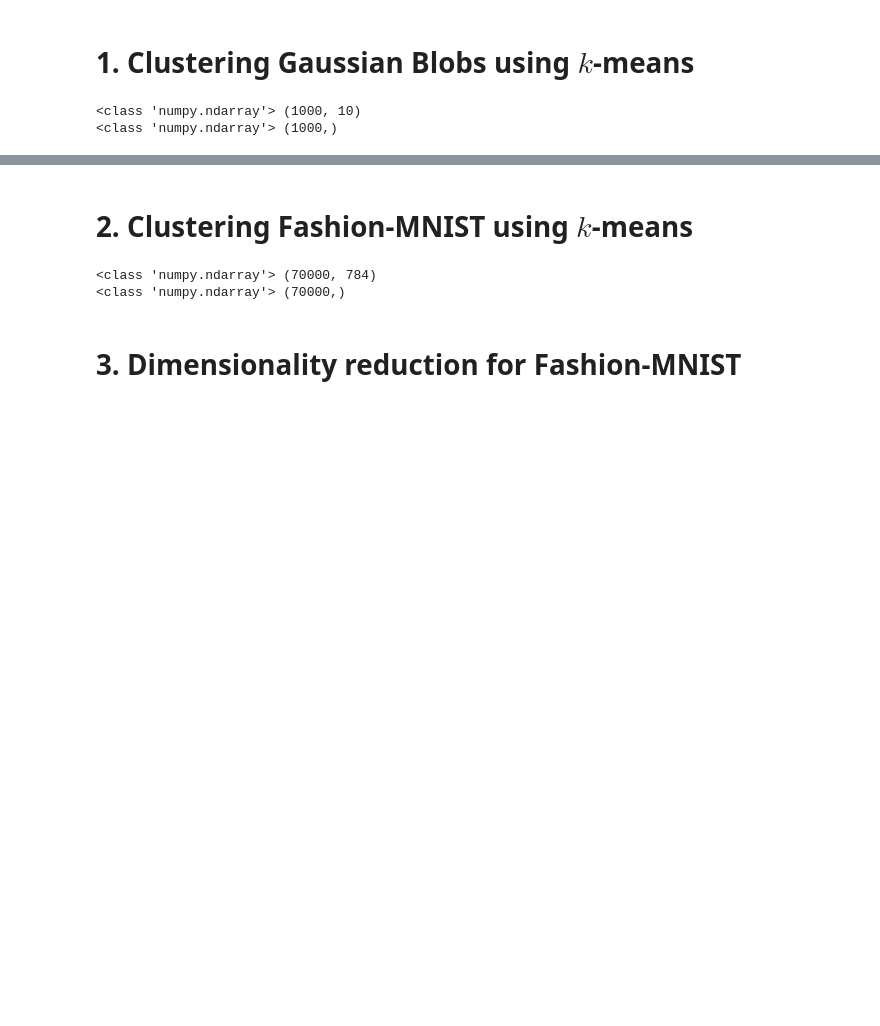
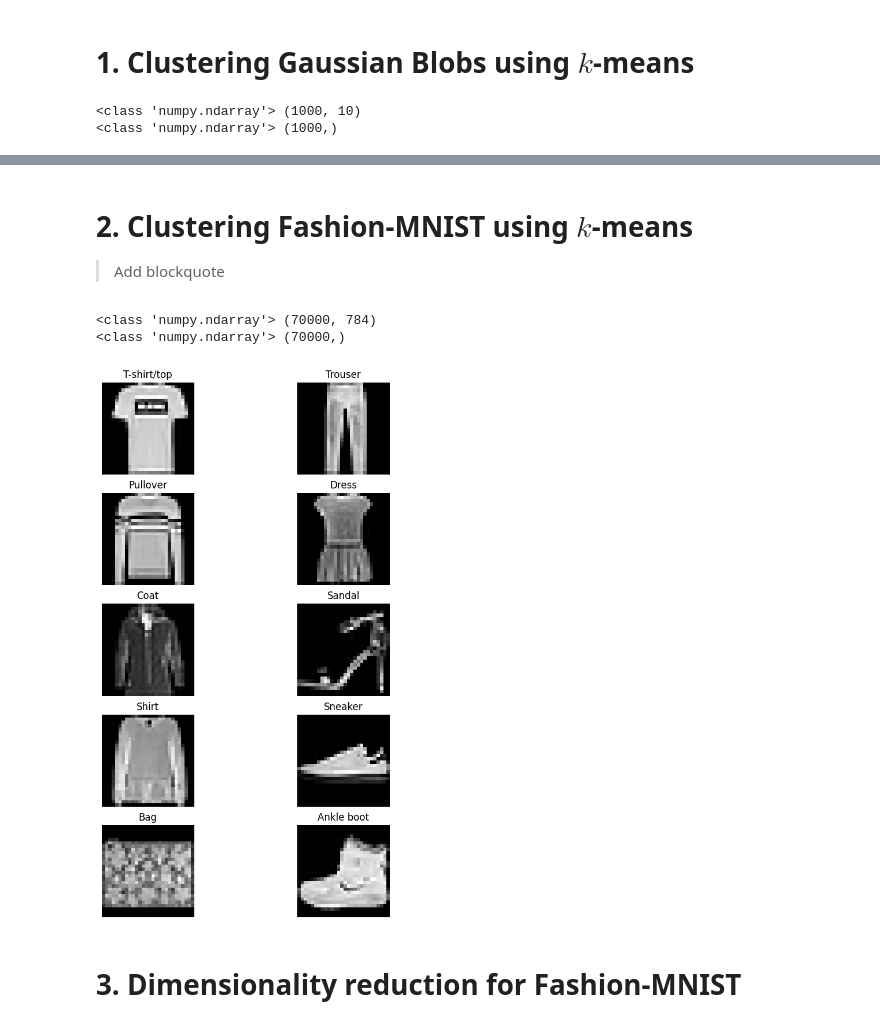
Before and after one commit to chanc3-m/project-2, a Jupyter notebook: project2.ipynb, the cells around one changed output, grey strips where cells are left out. Cells and saved outputs as stored; diff of their text form; code cells hidden in the pictures; blank space fills up the shorter version.

```diff
--- a/project2.ipynb
+++ b/project2.ipynb
@@ -29,5 +97,7 @@ print(type(y_true),y_true.shape)
 # %% [markdown]
 # 2. Clustering Fashion-MNIST using $k$-means
+
+> Add blockquote
 # %%
 import numpy as np
 from sklearn.datasets import fetch_openml
@@ -48,3 +116,42 @@ print(type(y),y.shape)
+# %%
+import matplotlib.pyplot as plt
+from sklearn.decomposition import PCA
+
+label_names = ["T-shirt/top", "Trouser", "Pullover", "Dress", "Coat", "Sandal", "Shirt", "Sneaker", "Bag", "Ankle boot"]
+
+# Reshape to 28x28 pixel images for plotting
+X_images = X.reshape(-1, 28, 28)
+
+# Get the first image in each group
+example = [X_images[np.where(y == label)[0][0]] for label in range(10)]
+
+plt.figure(figsize=(8, 12))
+for i, img in enumerate(example):
+    plt.subplot(5, 2, i+1)
+    plt.imshow(img, cmap='gray')
+    plt.title(label_names[i])
+    plt.axis('off')
+plt.show()
+
+X = StandardScaler().fit_transform(X)
+pca = PCA(n_components=50)
+X_pca = pca.fit_transform(X)
+
+kmeans = KMeans(n_clusters = 10, n_init = 10)
+y_pred = kmeans.fit_predict(X)
+k_labels = kmeans.fit_predict(X_pca)
+
+pca2 = PCA(n_components = 2)
+X_pca2 = pca2.fit_transform(X)
+centers_pca = pca.transform(kmeans.cluster_centers_)
+
+plt.scatter(X_pca2[:, 0], X_pca2[:, 1], c=y_pred, cmap='plasma', s=20)
+plt.scatter(centers_pca[:, 0], centers_pca[:, 1], c='red', marker='X', s=50, label='Centers')
+plt.title("K-Means Clusters (PCA Projection)")
+plt.legend()
+plt.show()
+# %% [output]
+[figure, added]
 # %% [markdown]
 # 3. Dimensionality reduction for Fashion-MNIST
 # %%
```
Also changed, not shown: parts of 4 cells of this notebook.
